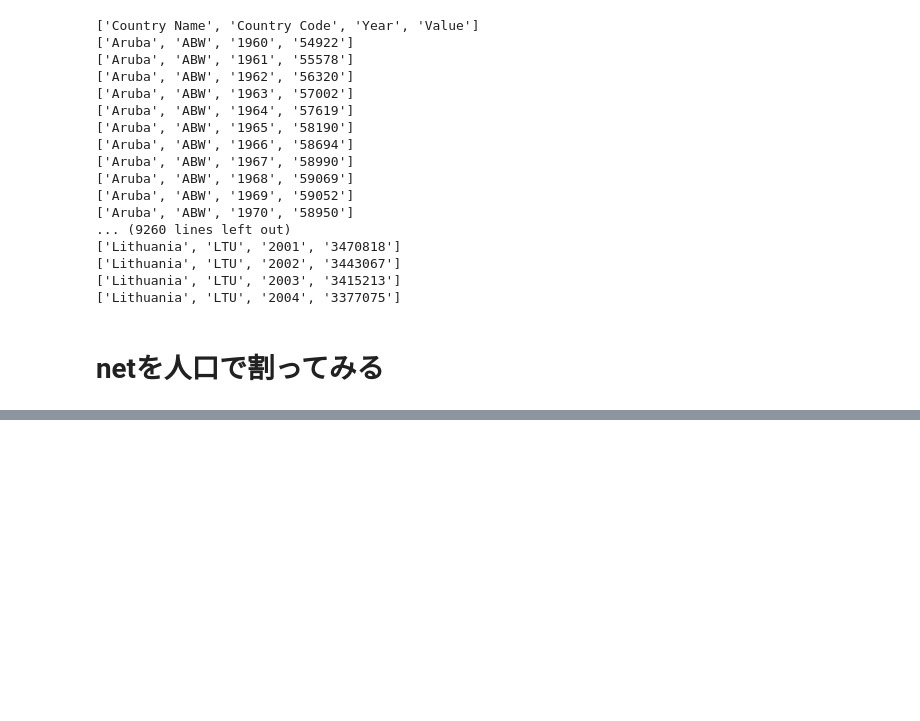
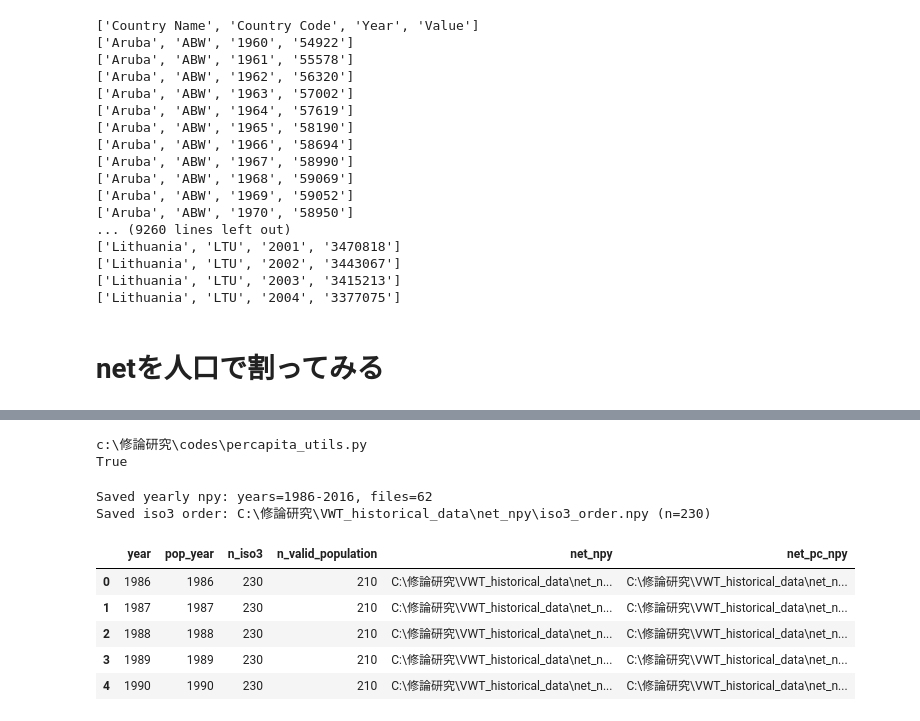
Before and after one commit to hgsl-general/2025_master_Tsuda, a Jupyter notebook: codes/percapita.ipynb, the cells around one changed output, grey strips where cells are left out. Saved outputs shown, nothing was run; the diff lists cells and outputs as text; code cells hidden in the pictures; blank space fills up the shorter version.

```diff
--- a/codes/percapita.ipynb
+++ b/codes/percapita.ipynb
@@ -416,0 +1142,34 @@ Top 20 net per-capita positive (net_pc>0):
+# %%
+import importlib
+import percapita_utils
+
+print(percapita_utils.__file__)  # 読み込まれている実体を確認
+percapita_utils = importlib.reload(percapita_utils)
+
+print(hasattr(percapita_utils, "save_vwt_net_and_percapita_npy_by_year"))
+# %% [output]
+c:\修論研究\codes\percapita_utils.py
+True
+# %%
+summary = percapita_utils.save_vwt_net_and_percapita_npy_by_year(
+    crop=15,
+    year_start=1986,
+    year_end=2016,
+    country_list_xlsx=COUNTRY_LIST_XLSX,
+    vwt_npy_template=VWT_NPY_TEMPLATE,
+    population_df=country_population,
+    out_dir=r"C:\修論研究\VWT_historical_data\net_npy",
+    pop_iso3_col="Country Code",
+    pop_year_col="Year",
+    pop_value_col="Value",
+)
+summary.head()
+# %% [output]
+Saved yearly npy: years=1986-2016, files=62
+Saved iso3 order: C:\修論研究\VWT_historical_data\net_npy\iso3_order.npy (n=230)
+|  | year | pop_year | n_iso3 | n_valid_population | net_npy | net_pc_npy |
+| 0 | 1986 | 1986 | 230 | 210 | C:\修論研究\VWT_historical_data\net_n... | C:\修論研究\VWT_historical_data\net_n... |
+| 1 | 1987 | 1987 | 230 | 210 | C:\修論研究\VWT_historical_data\net_n... | C:\修論研究\VWT_historical_data\net_n... |
+| 2 | 1988 | 1988 | 230 | 210 | C:\修論研究\VWT_historical_data\net_n... | C:\修論研究\VWT_historical_data\net_n... |
+| 3 | 1989 | 1989 | 230 | 210 | C:\修論研究\VWT_historical_data\net_n... | C:\修論研究\VWT_historical_data\net_n... |
+| 4 | 1990 | 1990 | 230 | 210 | C:\修論研究\VWT_historical_data\net_n... | C:\修論研究\VWT_historical_data\net_n... |
```
Also changed, not shown: parts of 5 cells of this notebook, 2 other files.
